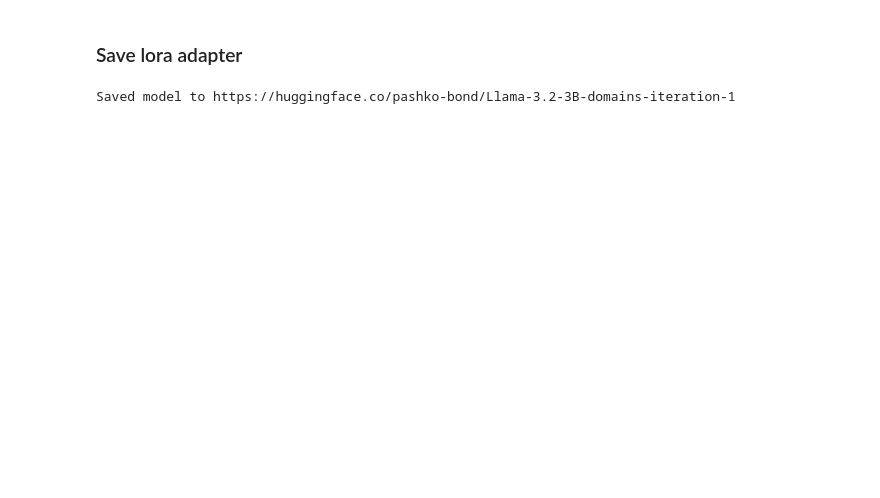
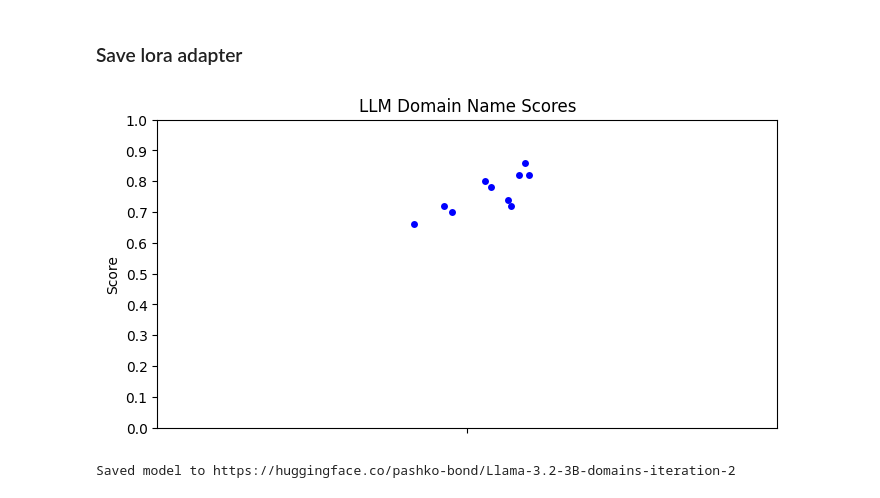
Before and after one commit to pavlikbond/domain-name-generator, a Jupyter notebook: iteration_2/main.ipynb, the cells around one changed output. Drawn from its saved outputs; the diff is of its cells as text; code cells hidden in the pictures; blank space fills up the shorter version.

Commit message:
iteration 2

```diff
--- a/iteration_2/main.ipynb
+++ b/iteration_2/main.ipynb
@@ -265,10 +380,22 @@ Average confidence score: 0.740
 # %% [markdown]
 ### Save lora adapter
+# %%
+import matplotlib.pyplot as plt
+import seaborn as sns
+
+plt.figure(figsize=(8, 4))
+sns.stripplot(y=scores, jitter=True, color='blue')
+plt.title("LLM Domain Name Scores")
+plt.ylabel("Score")
+plt.yticks([i/10 for i in range(11)])
+plt.show()
+# %% [output]
+[figure, added]
 # %%
 model.push_to_hub(
-    "pashko-bond/Llama-3.2-3B-domains-iteration-1",
+    "pashko-bond/Llama-3.2-3B-domains-iteration-2",
     tokenizer,
     token = userdata.get('HF_TOKEN')
 )
 # %% [output]
-Saved model to https://huggingface.co/pashko-bond/Llama-3.2-3B-domains-iteration-1
+Saved model to https://huggingface.co/pashko-bond/Llama-3.2-3B-domains-iteration-2
```
Also changed, not shown: parts of 12 cells of this notebook, 3 other files.
